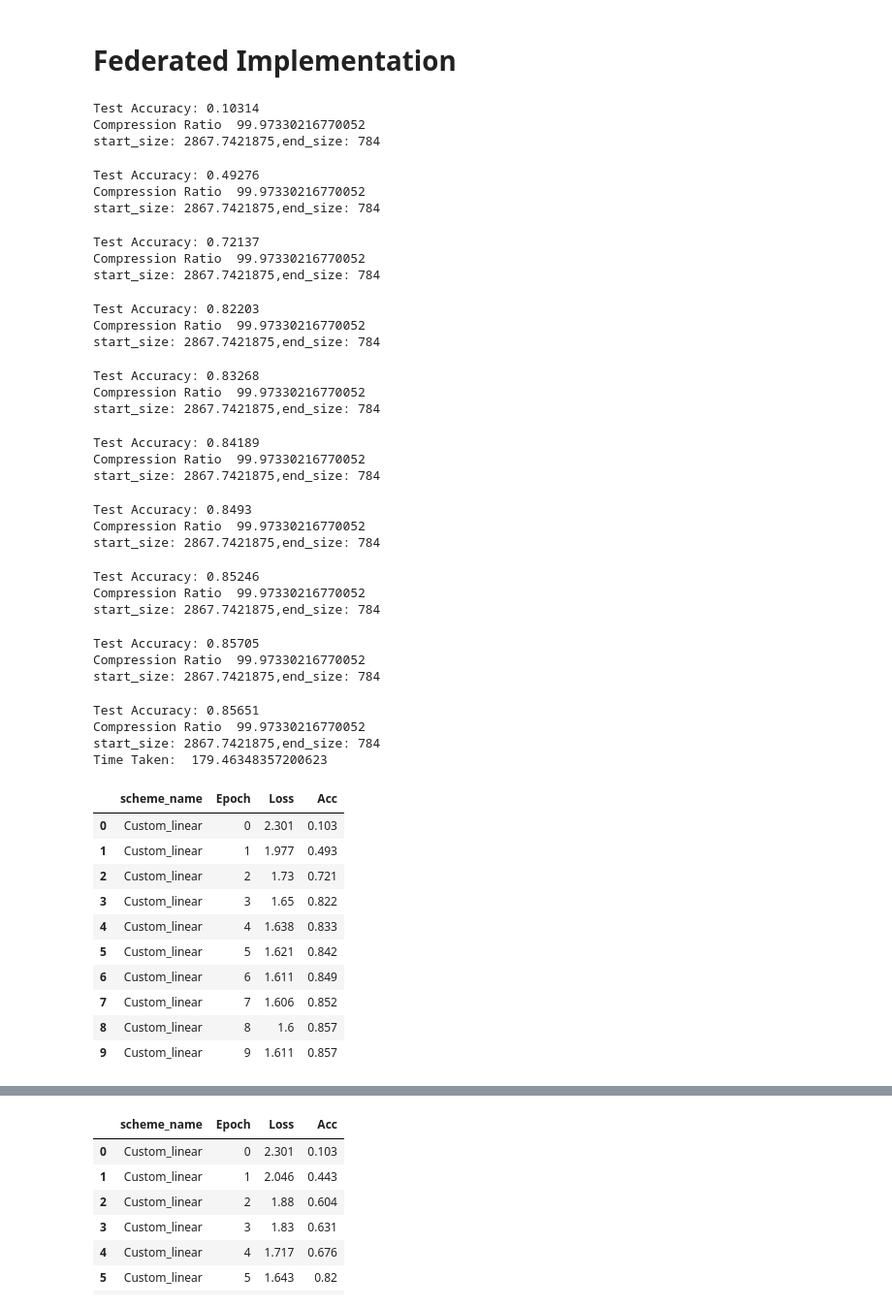
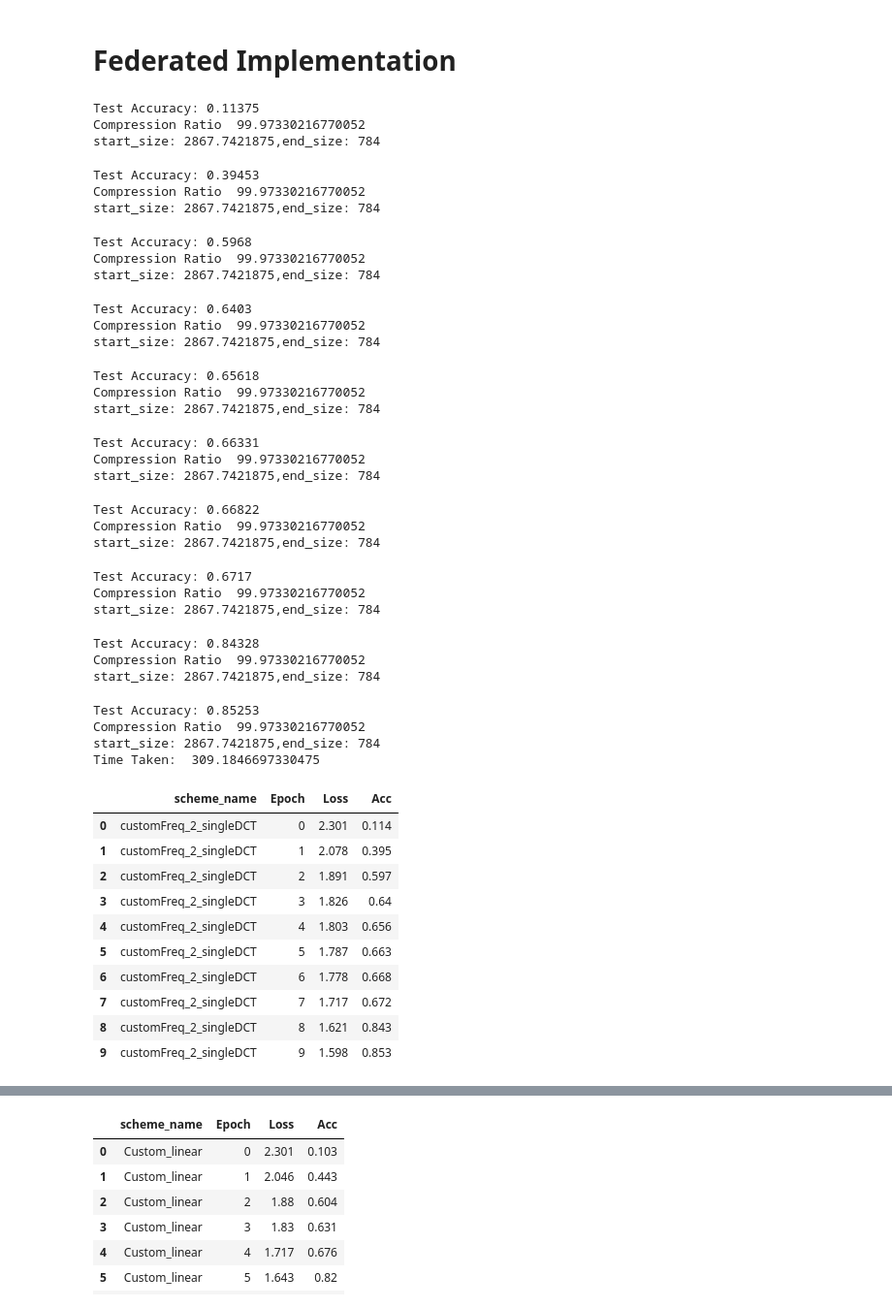
Before and after one commit to faiza-sfa/FedQuantization, a Jupyter notebook: phase_1_quantization_fed_implementation.ipynb, the cells around one changed output, grey strips where cells are left out. Shown: that part at 97% size. Cells and saved outputs as stored; diff of their text form; code cells hidden in the pictures.

```diff
--- a/phase_1_quantization_fed_implementation.ipynb
+++ b/phase_1_quantization_fed_implementation.ipynb
@@ -676,7 +759,7 @@ class Linear_quant():
         return dec
 
 
-class customFreq_2_5():
+class customFreq_2_singleDCT():
     # def __init__(self, precision_levels = [8, 4, 2]):
     def __init__(self, precision_levels = [32, 16, 8]):
         np.random.seed(786)
@@ -712,7 +795,7 @@ data = np.array(data, dtype = np.float32)
 
 print(data)
 data_type = np.uint16
-cmp = customFreq_1_5()
+cmp = customFreq_2_singleDCT()
 enc = cmp.encode(data) #quantization_level from 0 to 100
 print("Encoded",enc)
 
@@ -1076,46 +1160,46 @@ train_x, train_y, test_x, test_y = Dataset().load_csv()
 # cmp = FP8()
 # cmp = QSGD(2,True)
 # cmp = Custom_linear_16()
-cmp = Custom_linear()
+cmp = customFreq_2_singleDCT()
 m_8 = MNIST_PAQ_COMP(cmp = cmp, filename=filename, r=r, number_of_clients=number_of_clients, aggregate_epochs=aggregate_epochs, local_epochs=local_epochs)
 train_x, train_y = m_8.client_generator(train_x, train_y)
 result = m_8.train_aggregator({'x':train_x, 'y':train_y}, {'x':test_x, 'y':test_y})
 print("Time Taken: ", time.time()-tic)
 # %% [output]
-Test Accuracy: 0.10314
+Test Accuracy: 0.11375
 Compression Ratio  99.97330216770052
 start_size: 2867.7421875,end_size: 784
-Test Accuracy: 0.49276
+Test Accuracy: 0.39453
 Compression Ratio  99.97330216770052
 start_size: 2867.7421875,end_size: 784
-Test Accuracy: 0.72137
+Test Accuracy: 0.5968
 Compression Ratio  99.97330216770052
 start_size: 2867.7421875,end_size: 784
-Test Accuracy: 0.82203
+Test Accuracy: 0.6403
 Compression Ratio  99.97330216770052
 start_size: 2867.7421875,end_size: 784
-Test Accuracy: 0.83268
+Test Accuracy: 0.65618
 Compression Ratio  99.97330216770052
 start_size: 2867.7421875,end_size: 784
-Test Accuracy: 0.84189
+Test Accuracy: 0.66331
 Compression Ratio  99.97330216770052
 start_size: 2867.7421875,end_size: 784
-Test Accuracy: 0.8493
+Test Accuracy: 0.66822
 Compression Ratio  99.97330216770052
 start_size: 2867.7421875,end_size: 784
-Test Accuracy: 0.85246
+Test Accuracy: 0.6717
 Compression Ratio  99.97330216770052
 start_size: 2867.7421875,end_size: 784
-Test Accuracy: 0.85705
+Test Accuracy: 0.84328
 Compression Ratio  99.97330216770052
 start_size: 2867.7421875,end_size: 784
-Test Accuracy: 0.85651
+Test Accuracy: 0.85253
 Compression Ratio  99.97330216770052
 start_size: 2867.7421875,end_size: 784
-Time Taken:  179.46348357200623
+Time Taken:  309.1846697330475
 # %%
 result =  pd.DataFrame(result, columns=m_8.cell_column_names)
-file_path_1 = r'E:\MS_Thesis\Pre-defense-june\Results_for_update\scheme_ACC_LOSS_sheet.csv'
+file_path_1 = r'E:\MS_Thesis\Pre-defense-june\Results_for_update\proposed_variations.csv'
 display(result)
 if os.path.exists(file_path_1):
     # Read the existing CSV file
@@ -1125,40 +1209,40 @@ if os.path.exists(file_path_1):
     last_epoch = result['Epoch'].max()
 
     # Iterate over the new results and update the existing ones if necessary
     for index, row in result.iterrows():
         scheme_name = row['scheme_name']
         epoch = row['Epoch']
         new_acc = row['Acc']
 
         # Check if the scheme_name and epoch already exist in the existing data
         existing_entry = existing_data[(existing_data['scheme_name'] == scheme_name) & (existing_data['Epoch'] == epoch)]
 
         if not existing_entry.empty:
             # Check if the new accuracy at the last epoch is greater than the existing one
             if epoch == last_epoch:
                 existing_last_epoch_entry = existing_data[(existing_data['scheme_name'] == scheme_name) & (existing_data['Epoch'] == last_epoch)]
                 if new_acc > existing_last_epoch_entry['Acc'].values[0]:
                     # Update the existing entry
                     existing_data.loc[(existing_data['scheme_name'] == scheme_name) & (existing_data['Epoch'] == epoch), ['Loss', 'Acc']] = row[['Loss', 'Acc']]
         else:
             # Append the new row to the existing data
             # existing_data = existing_data.append(row, ignore_index=True)
             existing_data = pd.concat([existing_data, pd.DataFrame([row])], ignore_index=True)
 
     # Save the updated data back to the CSV file
     existing_data.to_csv(file_path_1, index=False)
 else:
     # If the file does not exist, save the new result as a new CSV file
     result.to_csv(file_path_1, index=False)
 # %% [output]
 |  | scheme_name | Epoch | Loss | Acc |
-| 0 | Custom_linear | 0 | 2.301 | 0.103 |
-| 1 | Custom_linear | 1 | 1.977 | 0.493 |
-| 2 | Custom_linear | 2 | 1.73 | 0.721 |
-| 3 | Custom_linear | 3 | 1.65 | 0.822 |
-| 4 | Custom_linear | 4 | 1.638 | 0.833 |
-| 5 | Custom_linear | 5 | 1.621 | 0.842 |
-| 6 | Custom_linear | 6 | 1.611 | 0.849 |
-| 7 | Custom_linear | 7 | 1.606 | 0.852 |
-| 8 | Custom_linear | 8 | 1.6 | 0.857 |
-| 9 | Custom_linear | 9 | 1.611 | 0.857 |
+| 0 | customFreq_2_singleDCT | 0 | 2.301 | 0.114 |
+| 1 | customFreq_2_singleDCT | 1 | 2.078 | 0.395 |
+| 2 | customFreq_2_singleDCT | 2 | 1.891 | 0.597 |
+| 3 | customFreq_2_singleDCT | 3 | 1.826 | 0.64 |
+| 4 | customFreq_2_singleDCT | 4 | 1.803 | 0.656 |
+| 5 | customFreq_2_singleDCT | 5 | 1.787 | 0.663 |
+| 6 | customFreq_2_singleDCT | 6 | 1.778 | 0.668 |
+| 7 | customFreq_2_singleDCT | 7 | 1.717 | 0.672 |
+| 8 | customFreq_2_singleDCT | 8 | 1.621 | 0.843 |
+| 9 | customFreq_2_singleDCT | 9 | 1.598 | 0.853 |
```
Also changed, not shown: parts of 9 cells of this notebook, 9 other files.
